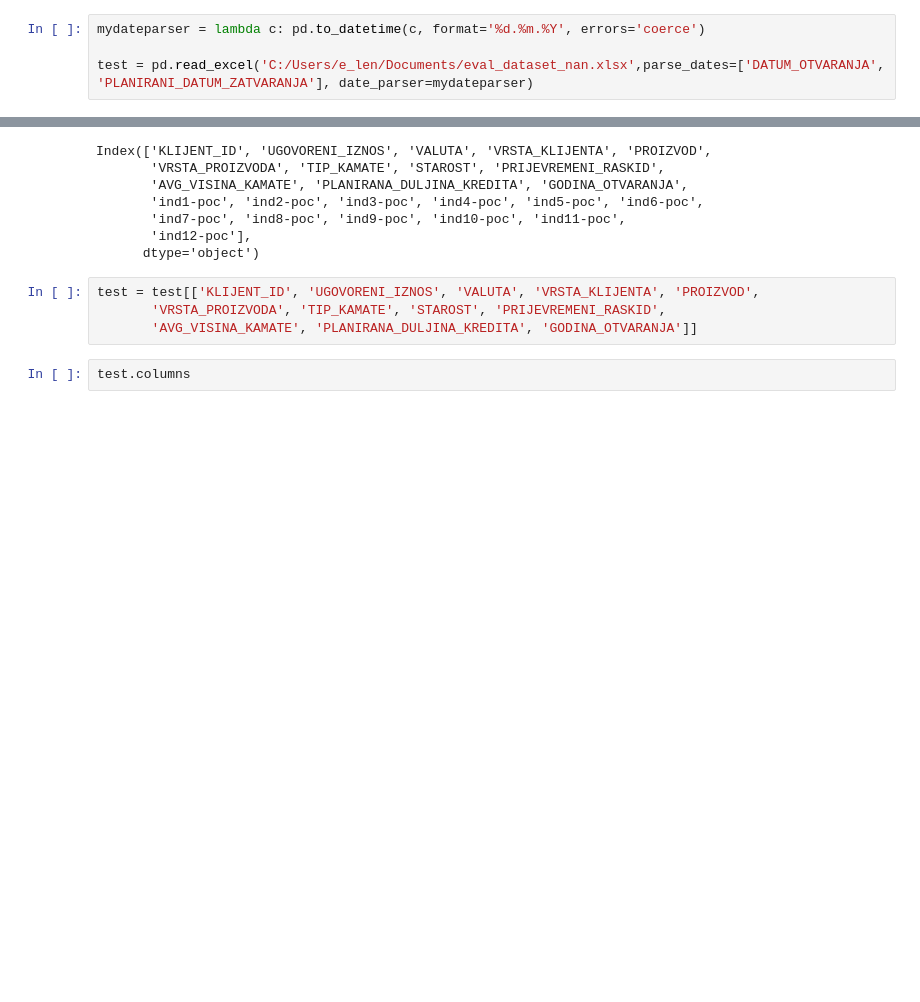
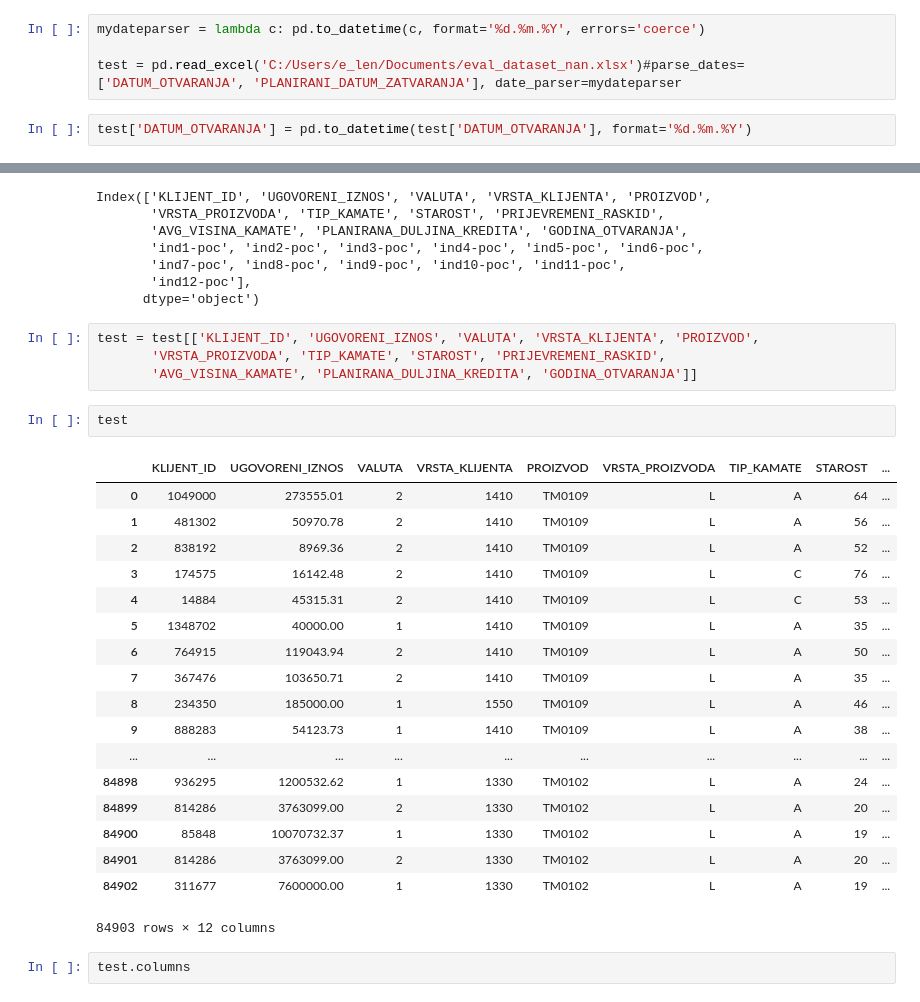
Before and after one commit to drajsel/Outliers, a Jupyter notebook: preprocessing.ipynb, the cells around one changed output, grey strips where cells are left out. Drawn from its saved outputs; the diff is of its cells as text; blank space fills up the shorter version.

```diff
--- a/preprocessing.ipynb
+++ b/preprocessing.ipynb
@@ -681,4 +703,6 @@ Index(['KLIJENT_ID', 'OZNAKA_PARTIJE', 'UGOVORENI_IZNOS', 'VALUTA',
 # %%
 mydateparser = lambda c: pd.to_datetime(c, format='%d.%m.%Y', errors='coerce')
 
-test = pd.read_excel('C:/Users/e_len/Documents/eval_dataset_nan.xlsx',parse_dates=['DATUM_OTVARANJA', 'PLANIRANI_DATUM_ZATVARANJA'], date_parser=mydateparser)
+test = pd.read_excel('C:/Users/e_len/Documents/eval_dataset_nan.xlsx')#parse_dates=['DATUM_OTVARANJA', 'PLANIRANI_DATUM_ZATVARANJA'], date_parser=mydateparser
+# %%
+test['DATUM_OTVARANJA'] = pd.to_datetime(test['DATUM_OTVARANJA'], format='%d.%m.%Y')
@@ -774,6 +880,27 @@ Index(['KLIJENT_ID', 'UGOVORENI_IZNOS', 'VALUTA', 'VRSTA_KLIJENTA', 'PROIZVOD',
 test = test[['KLIJENT_ID', 'UGOVORENI_IZNOS', 'VALUTA', 'VRSTA_KLIJENTA', 'PROIZVOD',
        'VRSTA_PROIZVODA', 'TIP_KAMATE', 'STAROST', 'PRIJEVREMENI_RASKID',
        'AVG_VISINA_KAMATE', 'PLANIRANA_DULJINA_KREDITA', 'GODINA_OTVARANJA']]
+# %%
+test
+# %% [output]
+|  | KLIJENT_ID | UGOVORENI_IZNOS | VALUTA | VRSTA_KLIJENTA | PROIZVOD | VRSTA_PROIZVODA | TIP_KAMATE | STAROST | ... |
+| 0 | 1049000 | 273555.01 | 2 | 1410 | TM0109 | L | A | 64 | ... |
+| 1 | 481302 | 50970.78 | 2 | 1410 | TM0109 | L | A | 56 | ... |
+| 2 | 838192 | 8969.36 | 2 | 1410 | TM0109 | L | A | 52 | ... |
+| 3 | 174575 | 16142.48 | 2 | 1410 | TM0109 | L | C | 76 | ... |
+| 4 | 14884 | 45315.31 | 2 | 1410 | TM0109 | L | C | 53 | ... |
+| 5 | 1348702 | 40000.00 | 1 | 1410 | TM0109 | L | A | 35 | ... |
+| 6 | 764915 | 119043.94 | 2 | 1410 | TM0109 | L | A | 50 | ... |
+| 7 | 367476 | 103650.71 | 2 | 1410 | TM0109 | L | A | 35 | ... |
+| 8 | 234350 | 185000.00 | 1 | 1550 | TM0109 | L | A | 46 | ... |
+| 9 | 888283 | 54123.73 | 1 | 1410 | TM0109 | L | A | 38 | ... |
+| ... | ... | ... | ... | ... | ... | ... | ... | ... | ... |
+| 84898 | 936295 | 1200532.62 | 1 | 1330 | TM0102 | L | A | 24 | ... |
+| 84899 | 814286 | 3763099.00 | 2 | 1330 | TM0102 | L | A | 20 | ... |
+| 84900 | 85848 | 10070732.37 | 1 | 1330 | TM0102 | L | A | 19 | ... |
+| 84901 | 814286 | 3763099.00 | 2 | 1330 | TM0102 | L | A | 20 | ... |
+| 84902 | 311677 | 7600000.00 | 1 | 1330 | TM0102 | L | A | 19 | ... |
+84903 rows × 12 columns
 # %%
 test.columns
 # %% [output]
```
Also changed, not shown: parts of 39 cells of this notebook.
